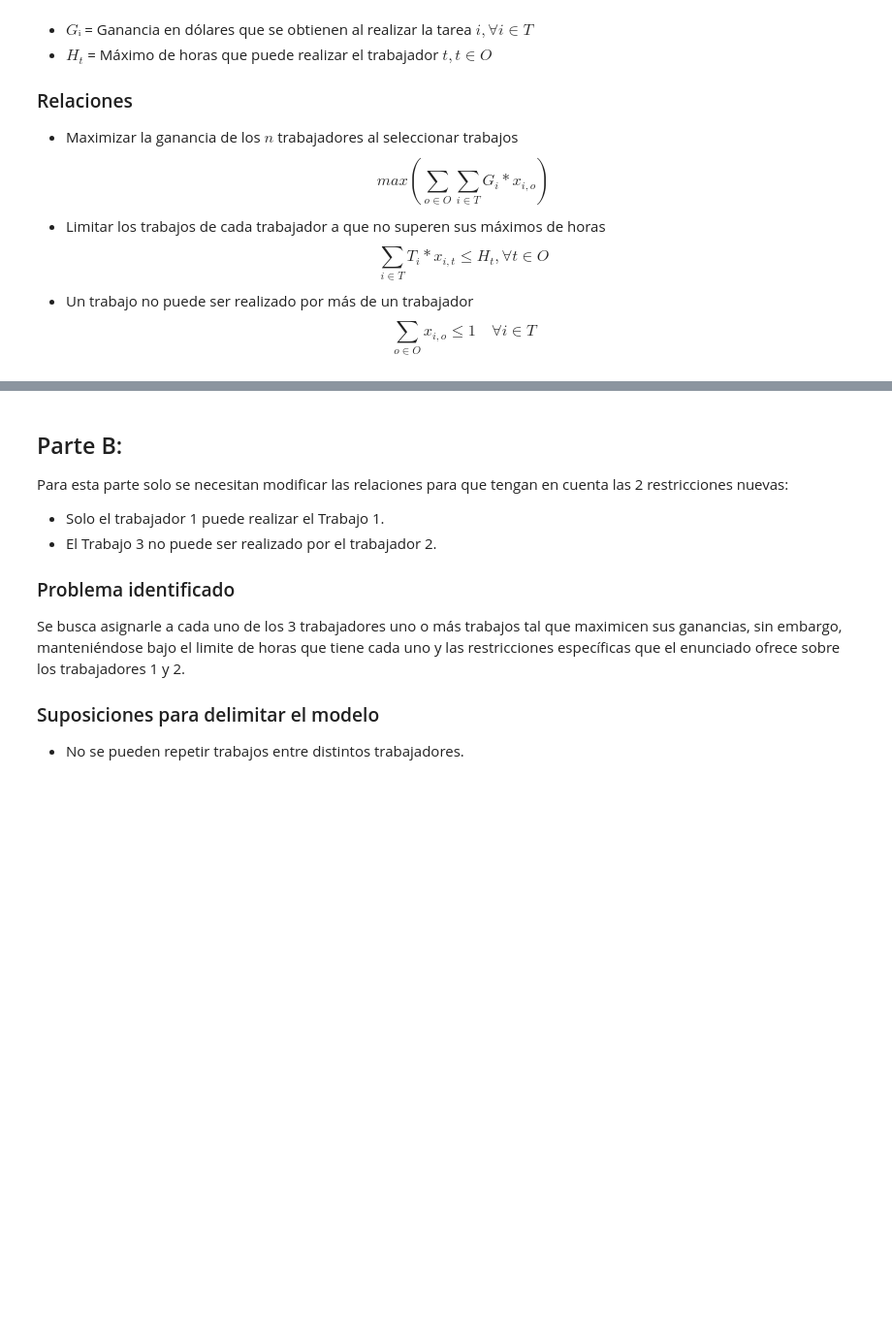
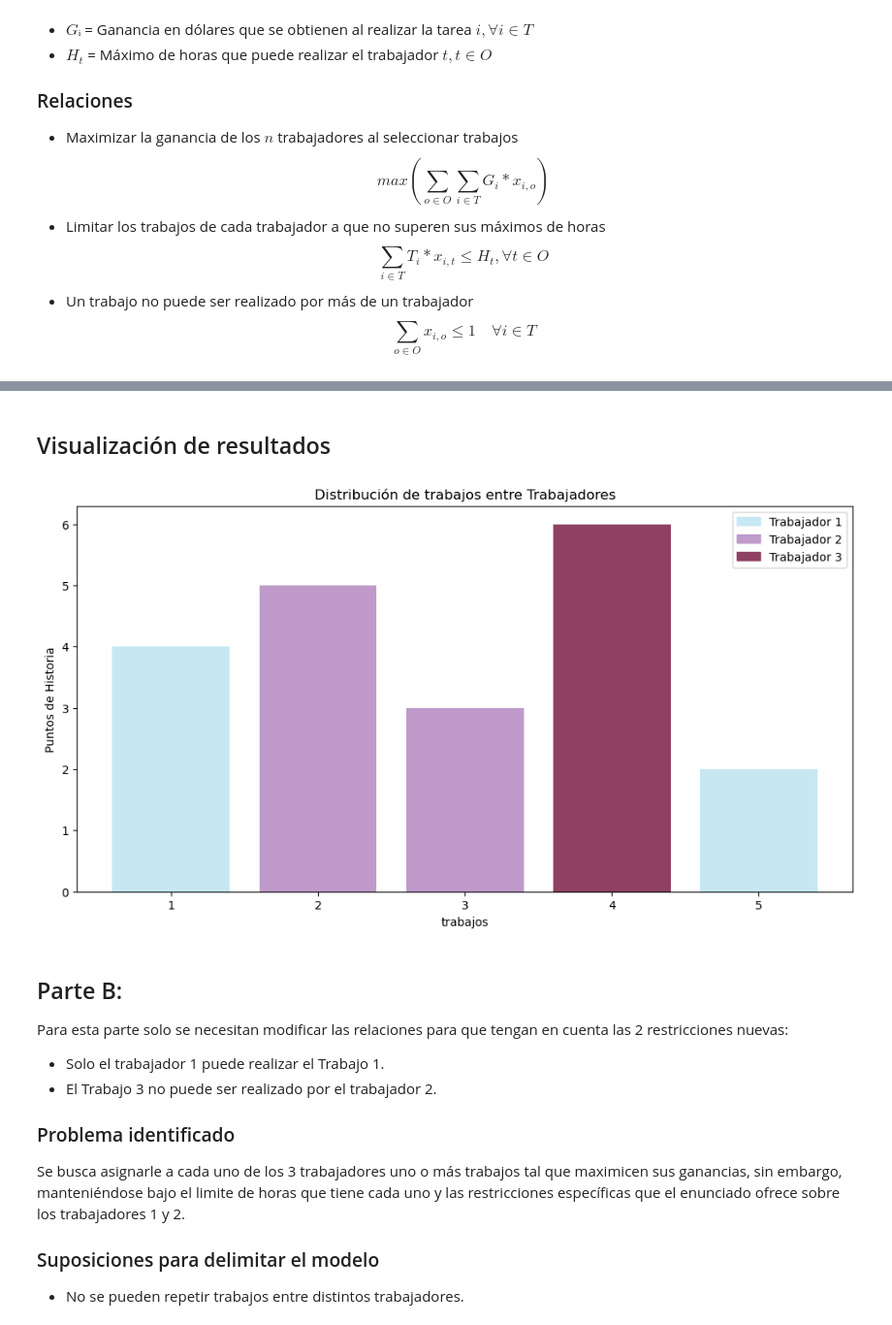
Before and after one commit to Mateo-Lopez83/labs_Mos_MateoLopez_IgnacioChaparro, a Jupyter notebook: Lab1MOS.ipynb, the cells around one changed output, grey strips where cells are left out. Shown: that part at 97% size. Saved outputs shown, nothing was run; the diff lists cells and outputs as text; code cells hidden in the pictures; blank space fills up the shorter version.

```diff
--- a/Lab1MOS.ipynb
+++ b/Lab1MOS.ipynb
@@ -394,3 +412,45 @@ for trabajador in modelo2a.O:
+# %% [markdown]
+## Visualización de resultados
+# %%
+
+lista_trabajos = list(modelo2a.T)
+horas_trabajo = [trabajos[i][1] for i in lista_trabajos]
+
+trabajadores = list(modelo2a.O)
+color_map = {
+    trabajadores[0]: "#C7E8F3",
+    trabajadores[1]: "#BF9ACA",
+    trabajadores[2]: "#8E4162",
+}
+task_colors = []
+color_trabajadores = []
+
+for i in lista_trabajos:
+    trabajador_asignado = None
+    for q in trabajadores:
+        if modelo2a.x[i, q].value == 1:
+            trabajador_asignado = q
+            break
+    if trabajador_asignado is not None:
+        task_colors.append(color_map[trabajador_asignado])
+        color_trabajadores.append(trabajador_asignado)
+    else:
+        task_colors.append("#898989")
+        color_trabajadores.append(None)
+
+plt.figure(figsize=(12, 6))
+plt.bar(lista_trabajos, horas_trabajo, color=task_colors)
+
+plt.xlabel("trabajos")
+plt.ylabel("Puntos de Historia")
+plt.title("Distribución de trabajos entre Trabajadores")
+
+legend_patches = [mpatches.Patch(color=color_map[q], label=f"Trabajador {q}") for q in trabajadores]
+plt.legend(handles=legend_patches)
+
+plt.show()
+# %% [output]
+[figure, added]
 # %% [markdown]
 
 ## Parte B:
```
Also changed, not shown: parts of 9 cells of this notebook.
